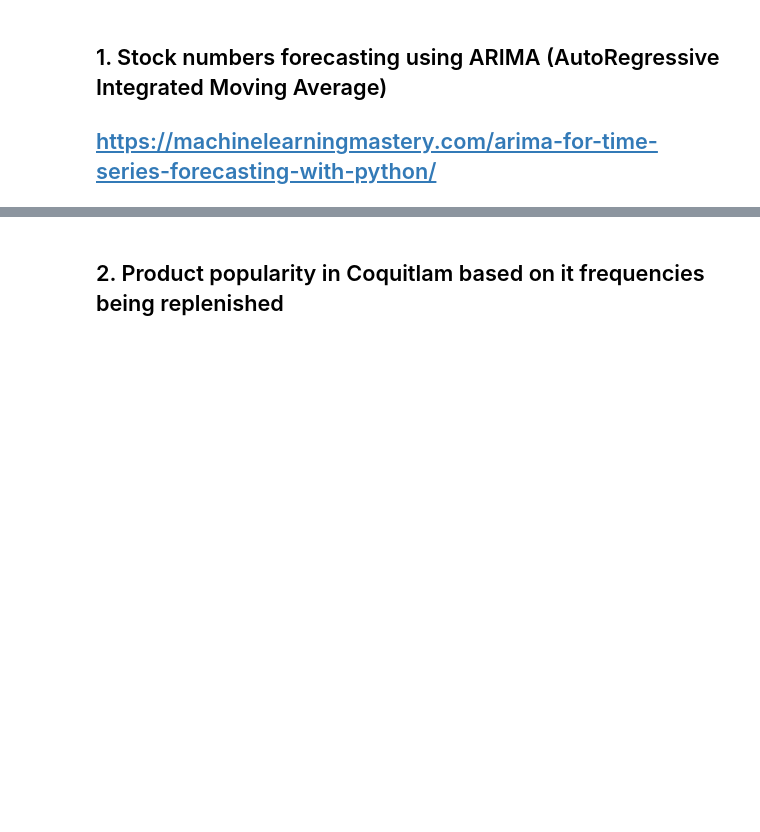
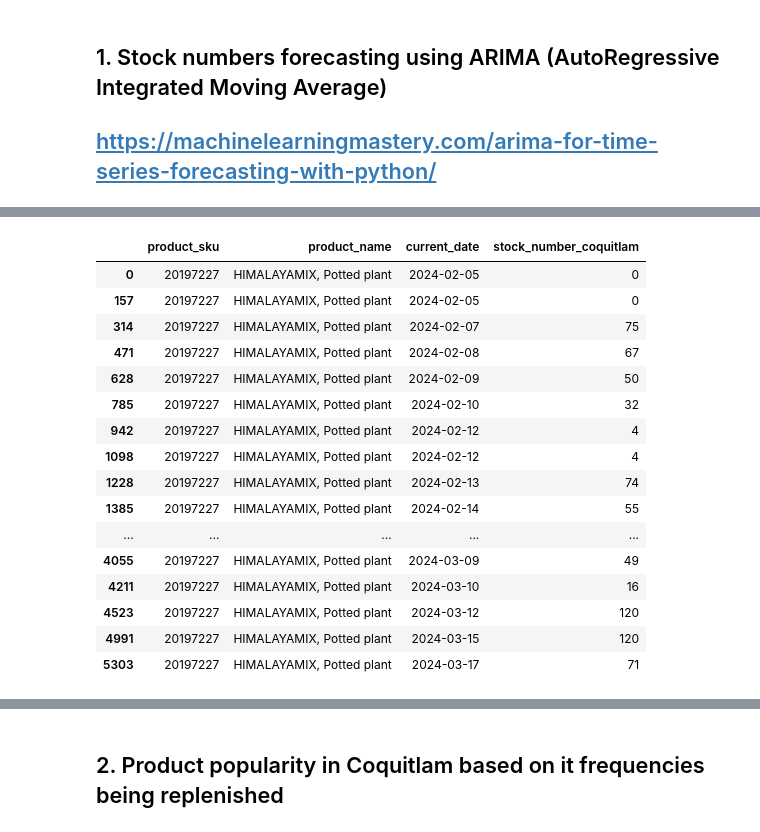
Before and after one commit to arifinwi1982/CSIS-4495-050-AppliedResearchProject, a Jupyter notebook: Analysis_Presentation.ipynb, the cells around one changed output, grey strips where cells are left out. Drawn from its saved outputs; the diff is of its cells as text; code cells hidden in the pictures; blank space fills up the shorter version.

```diff
--- a/Analysis_Presentation.ipynb
+++ b/Analysis_Presentation.ipynb
@@ -330,3 +330,30 @@ df_sku_coquitlam
+# %%
+# Filter for product_sku 10467804 for video presentation
+df_sku2 = df_real[df_real['product_sku'] == 20197227]
+df_sku2 = df_sku2.dropna(subset=['current_date'])
+
+# Select only the current_date and stock_number_coquitlam columns
+df_sku2 = df_sku2[['product_sku','product_name','current_date', 'stock_number_coquitlam']]
+# Display the DataFrame
+df_sku2
+# %% [output]
+|  | product_sku | product_name | current_date | stock_number_coquitlam |
+| 0 | 20197227 | HIMALAYAMIX, Potted plant | 2024-02-05 | 0 |
+| 157 | 20197227 | HIMALAYAMIX, Potted plant | 2024-02-05 | 0 |
+| 314 | 20197227 | HIMALAYAMIX, Potted plant | 2024-02-07 | 75 |
+| 471 | 20197227 | HIMALAYAMIX, Potted plant | 2024-02-08 | 67 |
+| 628 | 20197227 | HIMALAYAMIX, Potted plant | 2024-02-09 | 50 |
+| 785 | 20197227 | HIMALAYAMIX, Potted plant | 2024-02-10 | 32 |
+| 942 | 20197227 | HIMALAYAMIX, Potted plant | 2024-02-12 | 4 |
+| 1098 | 20197227 | HIMALAYAMIX, Potted plant | 2024-02-12 | 4 |
+| 1228 | 20197227 | HIMALAYAMIX, Potted plant | 2024-02-13 | 74 |
+| 1385 | 20197227 | HIMALAYAMIX, Potted plant | 2024-02-14 | 55 |
+| ... | ... | ... | ... | ... |
+| 4055 | 20197227 | HIMALAYAMIX, Potted plant | 2024-03-09 | 49 |
+| 4211 | 20197227 | HIMALAYAMIX, Potted plant | 2024-03-10 | 16 |
+| 4523 | 20197227 | HIMALAYAMIX, Potted plant | 2024-03-12 | 120 |
+| 4991 | 20197227 | HIMALAYAMIX, Potted plant | 2024-03-15 | 120 |
+| 5303 | 20197227 | HIMALAYAMIX, Potted plant | 2024-03-17 | 71 |
 # %%
 # # Convert current_date to datetime format and set as index
 df_sku_coquitlam['current_date'] = pd.to_datetime(df_sku_coquitlam['current_date'])
```
Also changed, not shown: parts of 14 cells of this notebook.
